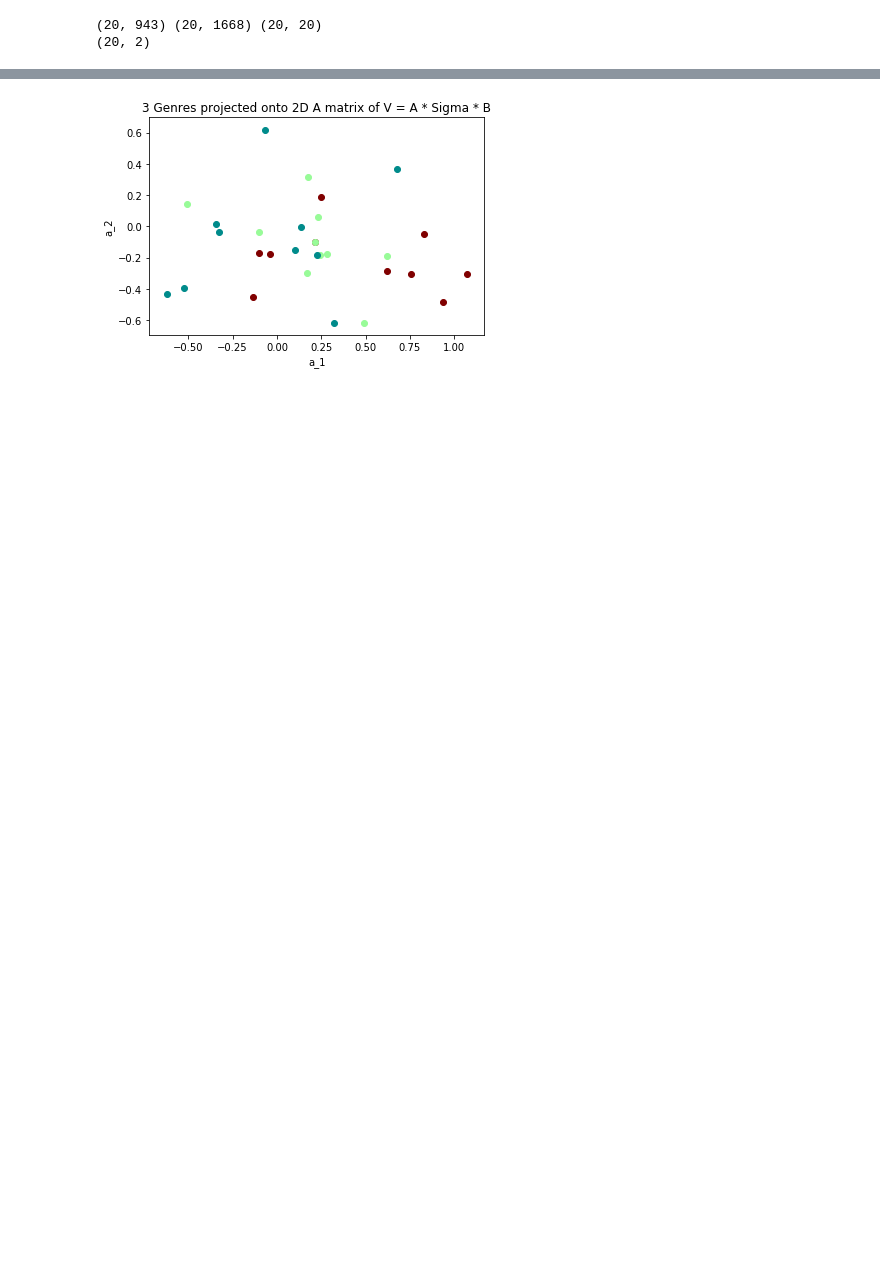
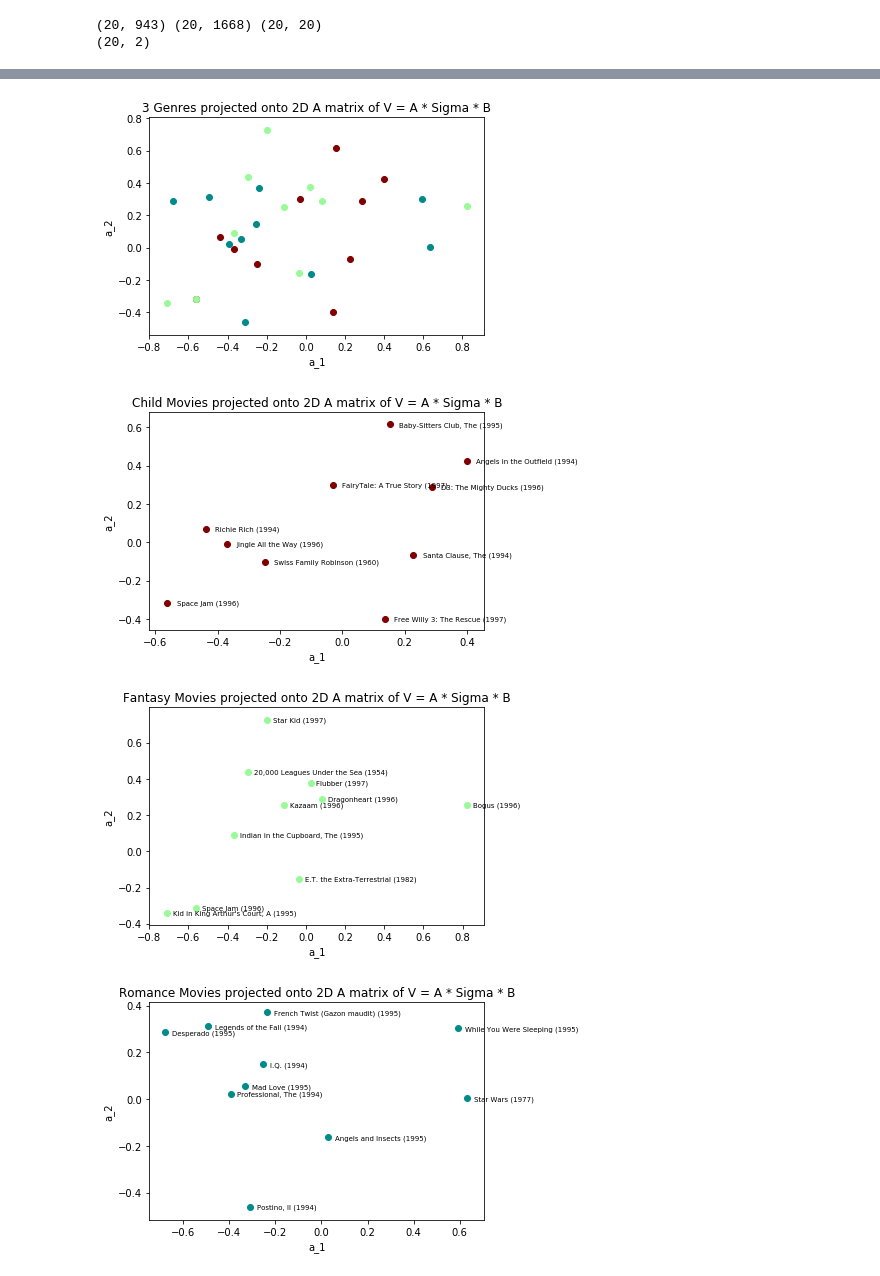
Before and after one commit to aguerra7002/CS155Project2, a Jupyter notebook: project2Part5.ipynb, the cells around one changed output, grey strips where cells are left out. Drawn from its saved outputs; the diff is of its cells as text; code cells hidden in the pictures; blank space fills up the shorter version.

```diff
--- a/project2Part5.ipynb
+++ b/project2Part5.ipynb
@@ -653,7 +727,7 @@ for _, testset in kf.split(datatest):
     pass
 
 # We'll use the famous SVD algorithm.
-algo = SVD(n_factors=K, n_epochs=60, lr_all=0.03, reg_all=0.1, verbose=True)
+algo = SVD(n_factors=K, n_epochs=100, lr_all=0.03, reg_all=0.1, verbose=False)
 
 # Train the algorithm on the trainset, and predict ratings for the testset
 model = algo.fit(trainset)
@@ -685,0 +741,16 @@ U_surprise = np.transpose(model.pu)
+# %%
+U_surprise = model.pu
+V_surprise = model.qi
+a_surprise = model.bu
+b_surprise = model.bi
+
+for i in range(Y_test.shape[0]):
+    if Y_test[i][1] > 1667:
+        print(Y_test[i], i)
+        Y_test
+
+err_surprise = get_err_with_bias(U_surprise, V_surprise, Y_test_surprise, a_surprise, b_surprise, mu, reg) / 2
+print(err_surprise)
+
+U_surprise = np.transpose(U_surprise)
+V_surprise = np.transpose(V_surprise)
@@ -788,22 +862,55 @@ plt.show()
 # %%
-vbx4 = [vbx[index] for index in genreIndices]
-vby4 = [vby[index] for index in genreIndices]
+vsx4 = [vsx[index] for index in genreIndices]
+vsy4 = [vsy[index] for index in genreIndices]
 
 toUseGen = []
 spam = [21, 21, 21, 21, 21, 21, 21, 21, 21, 21,
         76, 76, 76, 76, 76, 76, 76, 76, 76, 76,
         100, 100, 100, 100, 100, 100, 100, 100, 100, 100]
 for i in spam:
     toUseGen.append(sorted_names[i])
 
 plt.clf()
-for i in range(len(vbx4)):
-    x, y = vbx4[i], vby4[i]
+for i in range(len(vsx4)):
+    x, y = vsx4[i], vsy4[i]
     plt.scatter(x, y, color=toUseGen[i])
     # plt.text(x+.02, y-.01, movieNames[genreIndices[i]], fontsize=7)
 plt.title('3 Genres projected onto 2D A matrix of V = A * Sigma * B')
 plt.xlabel('a_1')
 plt.ylabel('a_2')
 plt.show()
+
+plt.clf()
+for i in range(0,10):
+    x, y = vsx4[i], vsy4[i]
+    plt.scatter(x, y, color=toUseGen[i])
+    plt.text(x+.03, y-.01, movieNames[genreIndices[i]], fontsize=7)
+plt.title('Child Movies projected onto 2D A matrix of V = A * Sigma * B')
+plt.xlabel('a_1')
+plt.ylabel('a_2')
+plt.show()
+
+plt.clf()
+for i in range(10,20):
+    x, y = vsx4[i], vsy4[i]
+    plt.scatter(x, y, color=toUseGen[i])
+    plt.text(x+.03, y-.01, movieNames[genreIndices[i]], fontsize=7)
+plt.title('Fantasy Movies projected onto 2D A matrix of V = A * Sigma * B')
+plt.xlabel('a_1')
+plt.ylabel('a_2')
+plt.show()
+
+plt.clf()
+for i in range(20,30):
+    x, y = vsx4[i], vsy4[i]
+    plt.scatter(x, y, color=toUseGen[i])
+    plt.text(x+.03, y-.01, movieNames[genreIndices[i]], fontsize=7)
+plt.title('Romance Movies projected onto 2D A matrix of V = A * Sigma * B')
+plt.xlabel('a_1')
+plt.ylabel('a_2')
+plt.show()
 # %% [output]
-[figure, old version]
+[figure, new version]
+[figure, added]
+[figure, added]
+[figure, added]
```
Also changed, not shown: parts of 20 cells of this notebook.
